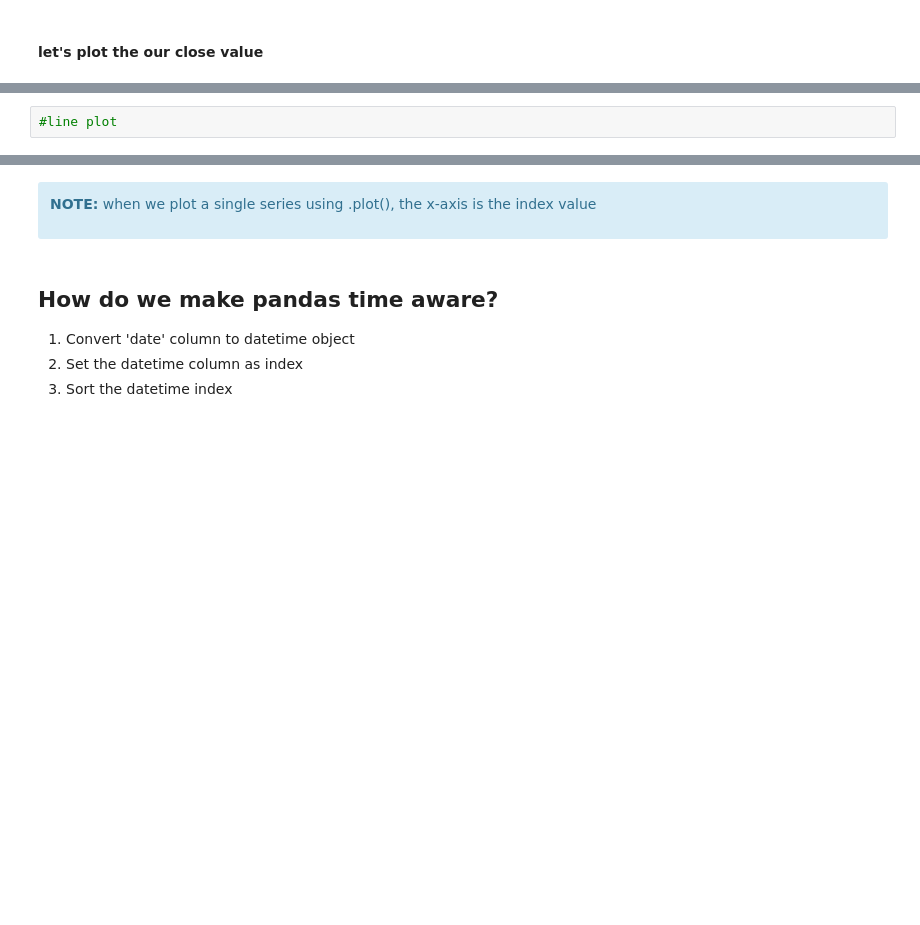
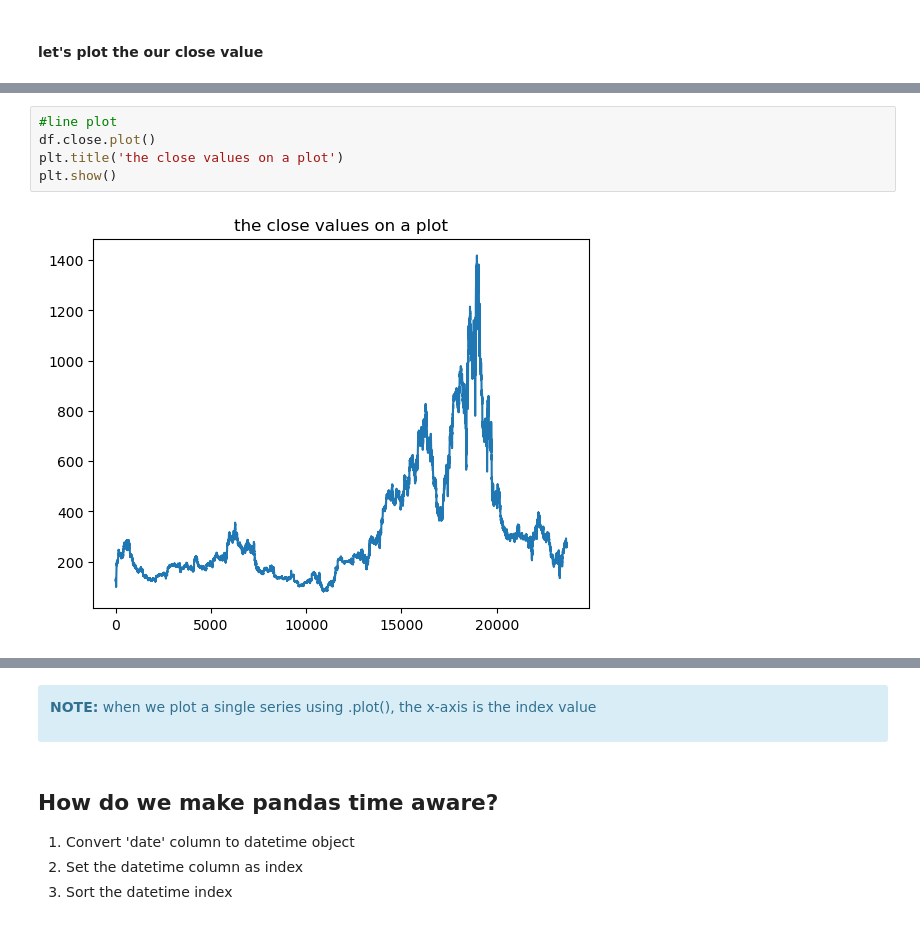
Before and after one commit to CodeupClassroom/quintela-time-series, a Jupyter notebook: dates_lesson.ipynb, the cells around one changed output, grey strips where cells are left out. Cells and saved outputs as stored; diff of their text form; blank space fills up the shorter version.

```diff
--- a/dates_lesson.ipynb
+++ b/dates_lesson.ipynb
@@ -141,2 +442,7 @@ df
 # %%
 #line plot
+df.close.plot()
+plt.title('the close values on a plot')
+plt.show()
+# %% [output]
+[figure, added]
```
Also changed, not shown: parts of 86 cells of this notebook.
